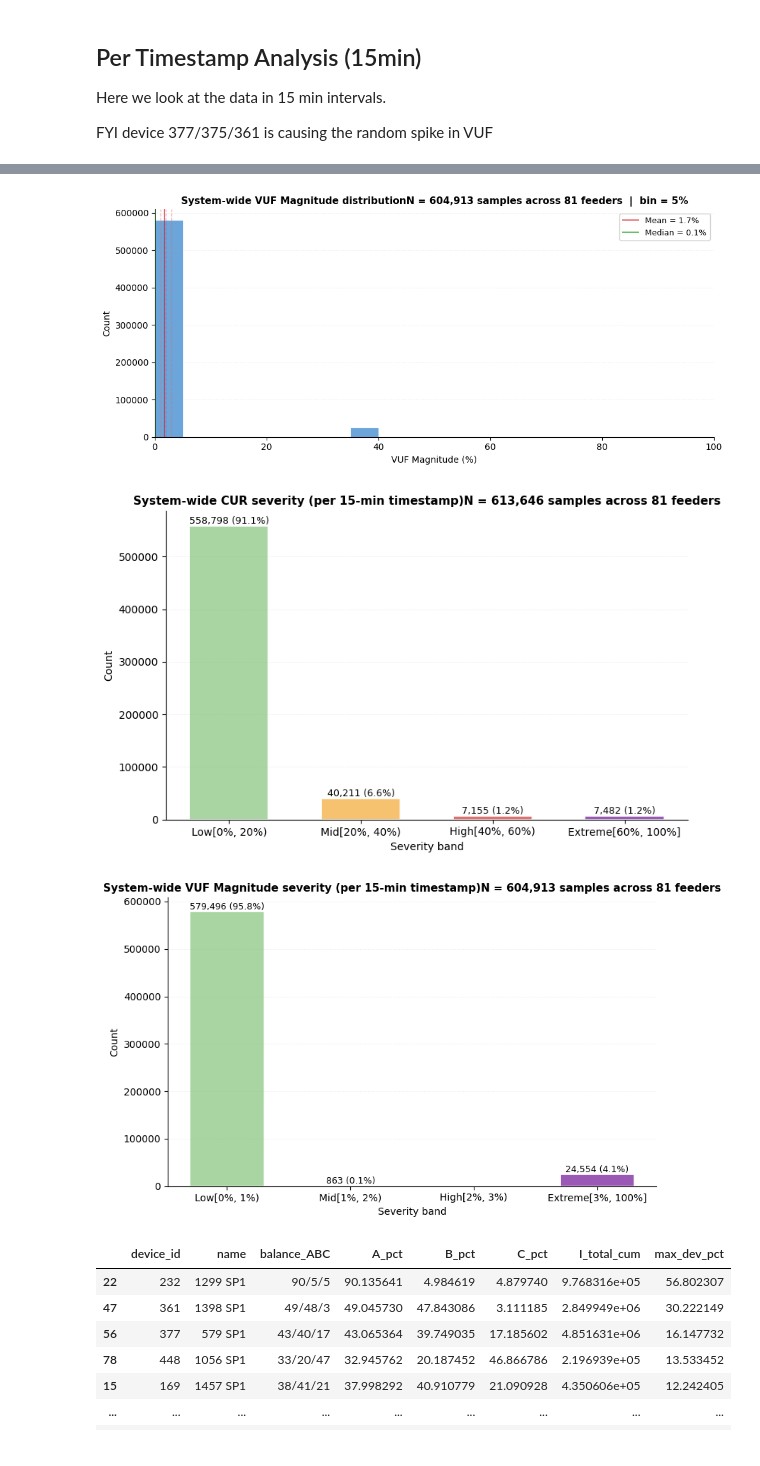
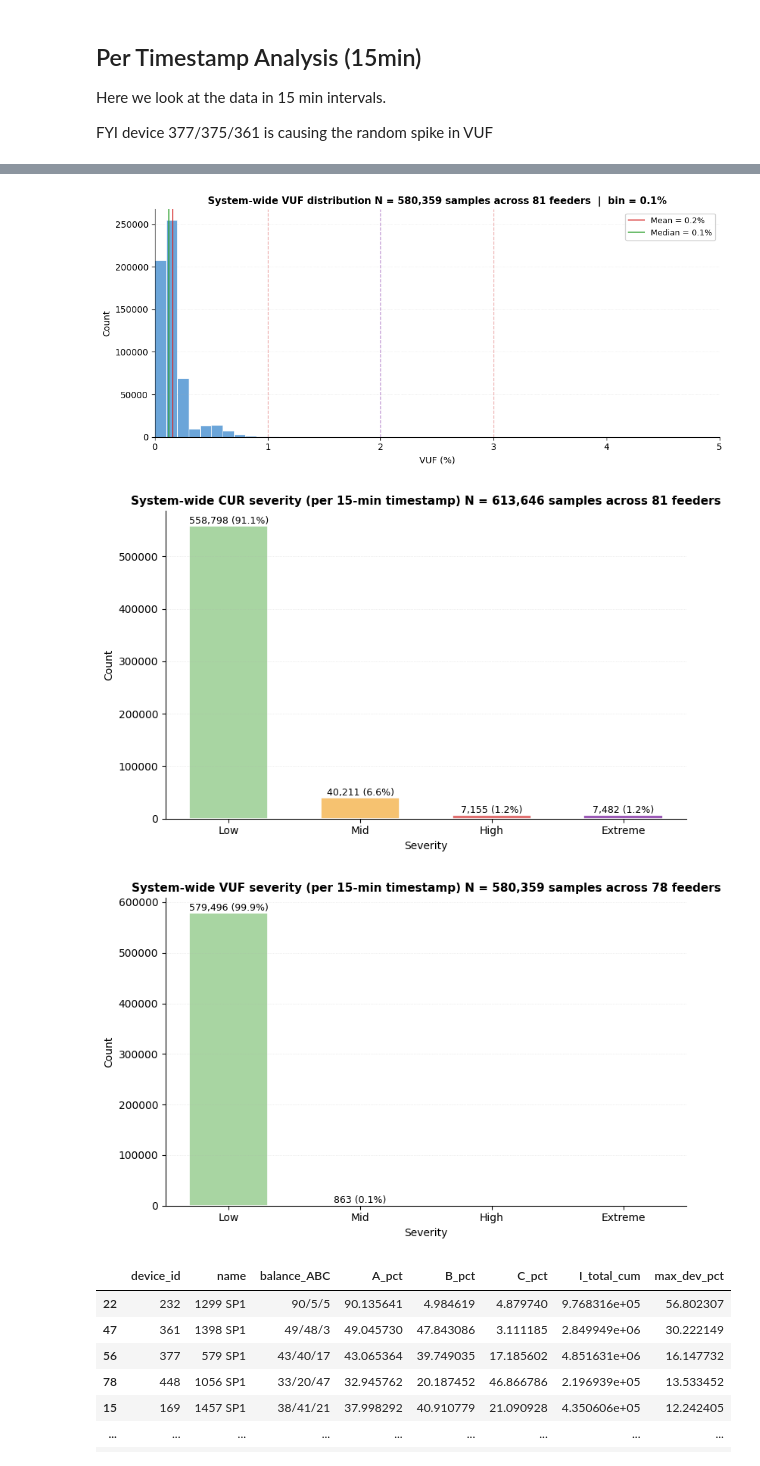
Before and after one commit to MindisBlank/Jasonaq_thesis, a Jupyter notebook: notebooks/CUR.ipynb, the cells around one changed output, grey strips where cells are left out. Saved outputs shown, nothing was run; the diff lists cells and outputs as text; code cells hidden in the pictures.

Commit message:
refined graphs and remove VUF measurements for the devices with faulty measurements

```diff
--- a/notebooks/CUR.ipynb
+++ b/notebooks/CUR.ipynb
@@ -860,11 +873,11 @@ labels = ["Low", "Mid", "High", "Extreme"]
 # ---- histograms ----
 fig = system_wide_histogram(
     df_jn_hi_load, metric_col="cur_ratio",
-    bin_width_pct=5, max_pct=100, severity_edges=edges_ts_CUR,
+    bin_width_pct=1, max_pct=100, severity_edges=edges_ts_CUR,
 )
 fig = system_wide_histogram(
     df_jn_hi_load, metric_col="vuf_magnitude",
-    bin_width_pct=5, max_pct=100, severity_edges=edges_ts_VUF,
+    bin_width_pct=0.1, max_pct=5, severity_edges=edges_ts_VUF,
 )
 
 # ---- severity bar charts ----
@@ -881,6 +894,6 @@ fig, counts, tmp = system_wide_severity_barchart_timestamp(
-[figure, old version]
+[figure, new version]
-[figure, old version]
+[figure, new version]
-[figure, old version]
+[figure, new version]
 # %%
 # --- Phase balance over whole period (cumulative) per device_id ---
 
```
Also changed, not shown: parts of 7 cells of this notebook, 4 other files.
